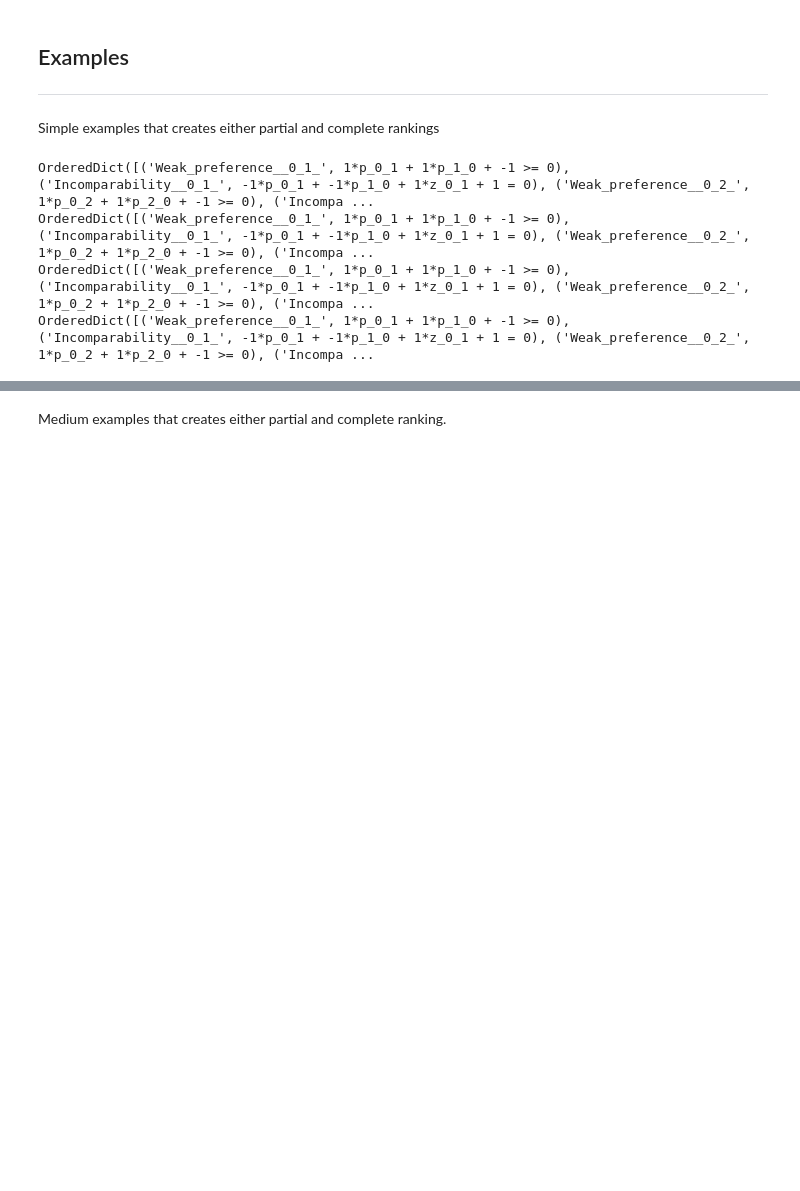
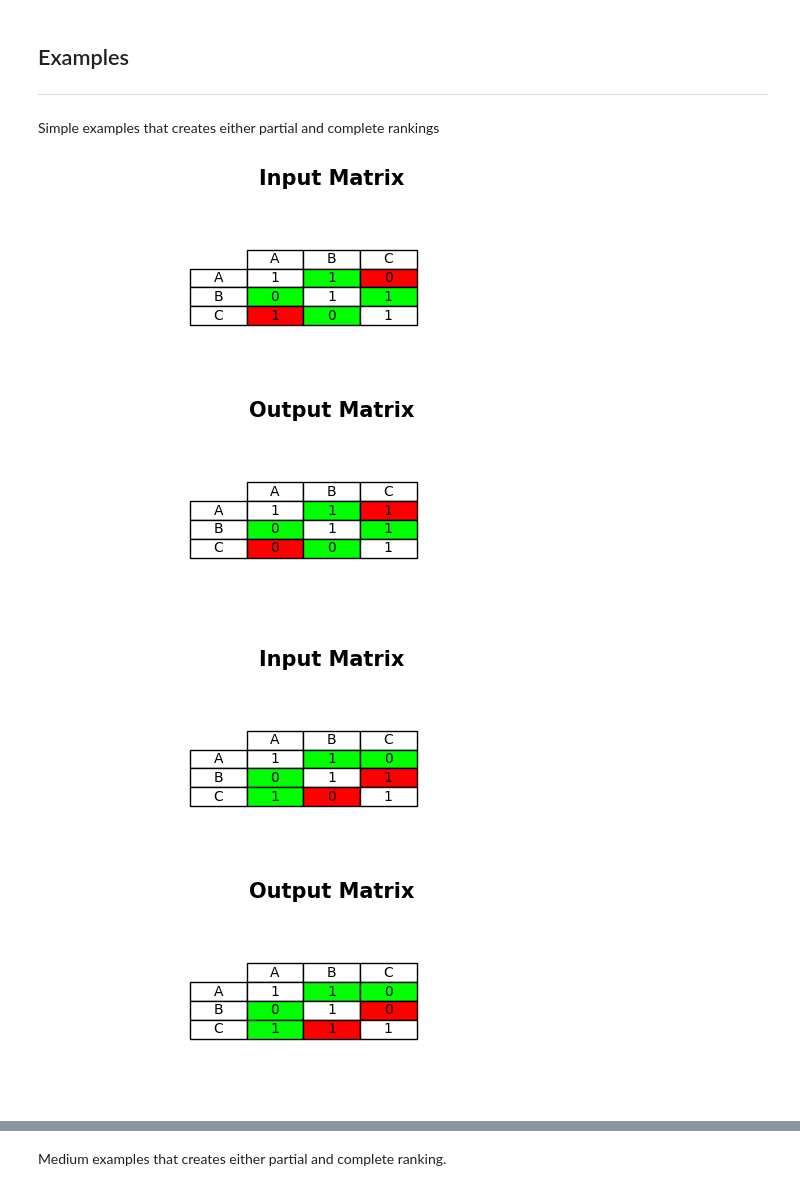
Before and after one commit to marcol13/milp-electre, a Jupyter notebook: examples/crisp.ipynb, the cells around one changed output, grey strips where cells are left out. Drawn from its saved outputs; the diff is of its cells as text; code cells hidden in the pictures; blank space fills up the shorter version.

Commit message:
draw table diff for stochastic input matrix

```diff
--- a/examples/crisp.ipynb
+++ b/examples/crisp.ipynb
@@ -13,30 +13,29 @@ Simple examples that creates either partial and complete rankings
 # %%
 simple1 = np.array([[1,1,0],[0,1,1],[1,0,1]], dtype=np.int32)
 l_simple1 = ["A", "B", "C"]
 c_simple1 = CredibilityMatrix(simple1)
 s_simple1 = Score()
 
 r_simple1 = CrispOutranking(c_simple1, s_simple1, l_simple1)
 r_simple1.solve("complete", all_results=True)
-r_simple1.show_graph(True)
+# r_simple1.show_graph(True)
+r_simple1.create_table(True)
 
 # for idx, r in enumerate(r_simple1.results):
     # print(r.constraints)
     # o_simple1 = r_simple1.get_outranking(r, "p")
     # print(r)
     # print(r)
 
     # g_simple1 = Graph(r, l_simple1)
     # g_simple1.G
     # print(g_simple1.G)
     # g_simple1.show(str(idx))
     # time.sleep(3)
 # o_simple1 = r_simple1.get_outranking("outranking")
 
 # g_simple1 = Graph(o_simple1, l_simple1)
 # g_simple1.G
 # %% [output]
-OrderedDict([('Weak_preference__0_1_', 1*p_0_1 + 1*p_1_0 + -1 >= 0), ('Incomparability__0_1_', -1*p_0_1 + -1*p_1_0 + 1*z_0_1 + 1 = 0), ('Weak_preference__0_2_', 1*p_0_2 + 1*p_2_0 + -1 >= 0), ('Incompa ...
-OrderedDict([('Weak_preference__0_1_', 1*p_0_1 + 1*p_1_0 + -1 >= 0), ('Incomparability__0_1_', -1*p_0_1 + -1*p_1_0 + 1*z_0_1 + 1 = 0), ('Weak_preference__0_2_', 1*p_0_2 + 1*p_2_0 + -1 >= 0), ('Incompa ...
-OrderedDict([('Weak_preference__0_1_', 1*p_0_1 + 1*p_1_0 + -1 >= 0), ('Incomparability__0_1_', -1*p_0_1 + -1*p_1_0 + 1*z_0_1 + 1 = 0), ('Weak_preference__0_2_', 1*p_0_2 + 1*p_2_0 + -1 >= 0), ('Incompa ...
-OrderedDict([('Weak_preference__0_1_', 1*p_0_1 + 1*p_1_0 + -1 >= 0), ('Incomparability__0_1_', -1*p_0_1 + -1*p_1_0 + 1*z_0_1 + 1 = 0), ('Weak_preference__0_2_', 1*p_0_2 + 1*p_2_0 + -1 >= 0), ('Incompa ...
+[figure, added]
+[figure, added]
```
Also changed, not shown: parts of 1 cell of this notebook, 9 other files.
